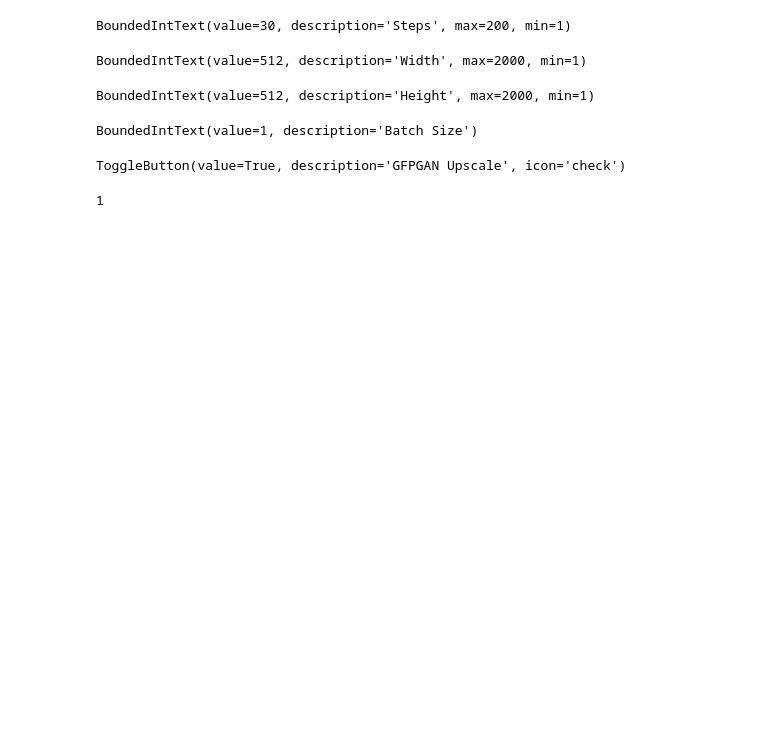
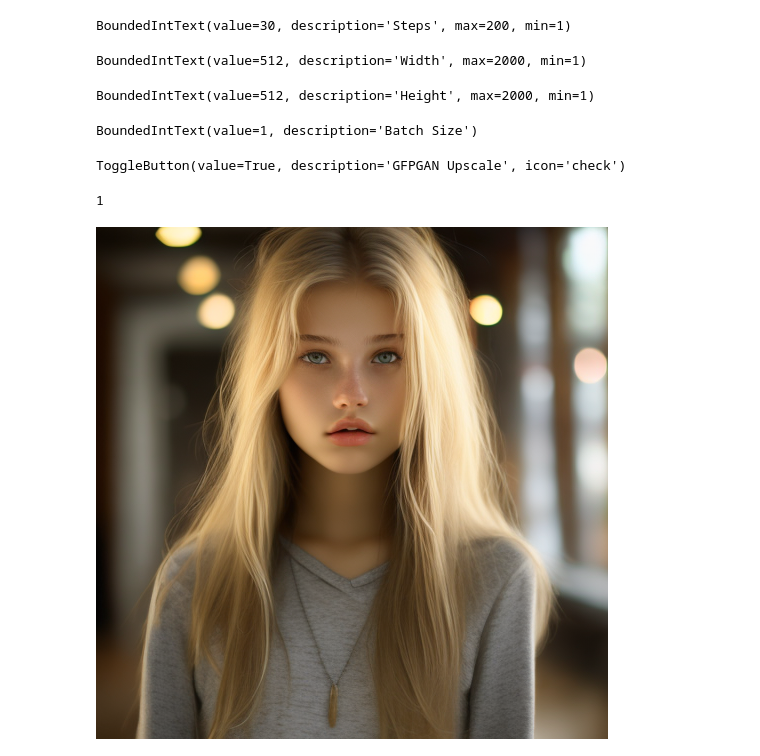
Before and after one commit to MagnificentTabby/TabbyDiffusion, a Jupyter notebook: Diffusion-Book.ipynb, the cells around one changed output. Cells and saved outputs as stored; diff of their text form; code cells hidden in the pictures; blank space fills up the shorter version.

```diff
--- a/Diffusion-Book.ipynb
+++ b/Diffusion-Book.ipynb
@@ -115,3 +118,9 @@ if widGFP:
   os.system("python " + gfPath + " -i " + pngPath + " -o " + pngPath)
 # %% [output]
 1
+# %%
+#from diffusers.utils import load_image
+testPng = "/content/gdrive/MyDrive/SD_test/outputs/test.png"
+img1 = Image.open(testPng)
+# %% [output]
+[figure, added]
```
Also changed, not shown: parts of 3 cells of this notebook.
